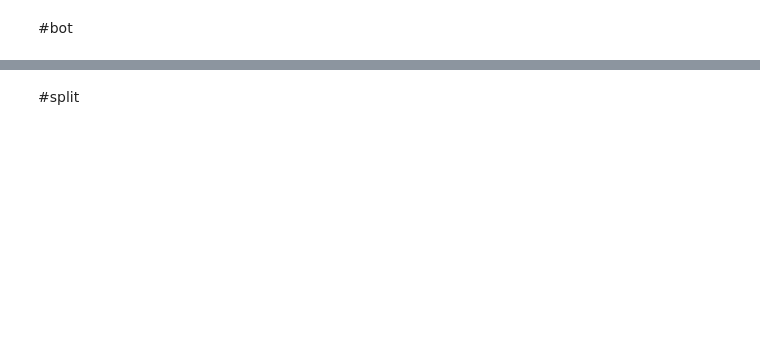
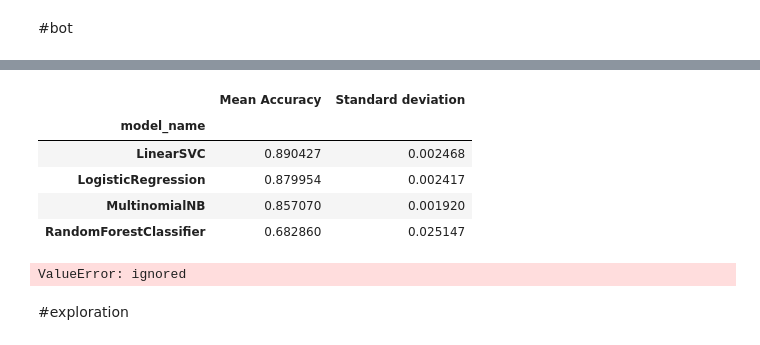
Before and after one commit to gusluchetti/uu-methods-ai-research, a Jupyter notebook: MAIR_Part_1a_text_classification.ipynb, the cells around one changed output, grey strips where cells are left out. Cells and saved outputs as stored; diff of their text form; code cells hidden in the pictures; blank space fills up the shorter version.

Commit message:
added chapter with ml modeling experiments
testing for multiple models was taken from an article, have to retest it, understand it, rewrite it

```diff
--- a/MAIR_Part_1a_text_classification.ipynb
+++ b/MAIR_Part_1a_text_classification.ipynb
@@ -67,0 +142,10 @@ bye
+# %%
+tfidf = TfidfVectorizer(sublinear_tf=True, #scale the words frequency in logarithmic scale
+                        min_df=5, #remove the words which has occurred in less than ‘min_df’ number of files
+                        ngram_range=(1, 2), #dont know what role n-grams play in vectorisation
+                        stop_words='english', #it removes stop words which are predefined in ‘english’.
+                        lowercase=True #everything to lowercase
+                        )
+
+features = tfidf.fit_transform(text_train).toarray()
+labels = label_train
@@ -67,0 +157,10 @@ bye
+# %%
+models = [
+    RandomForestClassifier(n_estimators=100, max_depth=5, random_state=0),
+    LinearSVC(),
+    MultinomialNB(),
+    LogisticRegression(random_state=0, max_iter=400),
+]
+# %%
+CV = 5
+cv_df = pd.DataFrame(index=range(CV * len(models)))
@@ -67,0 +169,23 @@ bye
+# %%
+entries = []
+for model in models:
+  model_name = model.__class__.__name__
+  accuracies = cross_val_score(model, features, labels, scoring='accuracy', cv=CV)
+  for fold_idx, accuracy in enumerate(accuracies):
+    entries.append((model_name, fold_idx, accuracy))
+cv_df = pd.DataFrame(entries, columns=['model_name', 'fold_idx', 'accuracy'])
+# %%
+mean_accuracy = cv_df.groupby('model_name').accuracy.mean()
+std_accuracy = cv_df.groupby('model_name').accuracy.std()
+
+acc = pd.concat([mean_accuracy, std_accuracy], axis= 1,
+          ignore_index=True)
+acc.columns = ['Mean Accuracy', 'Standard deviation']
+acc
+# %% [output]
+|  | Mean Accuracy | Standard deviation |
+| model_name |  |  |
+| LinearSVC | 0.890427 | 0.002468 |
+| LogisticRegression | 0.879954 | 0.002417 |
+| MultinomialNB | 0.857070 | 0.001920 |
+| RandomForestClassifier | 0.682860 | 0.025147 |
@@ -67,0 +204,6 @@ bye
+# %%
+model = LinearSVC()
+model.fit(features, labels)
+label_pred = model.predict(features_test)
+# %% [output]
+ValueError: ignored
@@ -68,2 +213,2 @@ bye
 # %% [markdown]
-#split
+#exploration
```
Also changed, not shown: parts of 20 cells of this notebook.
